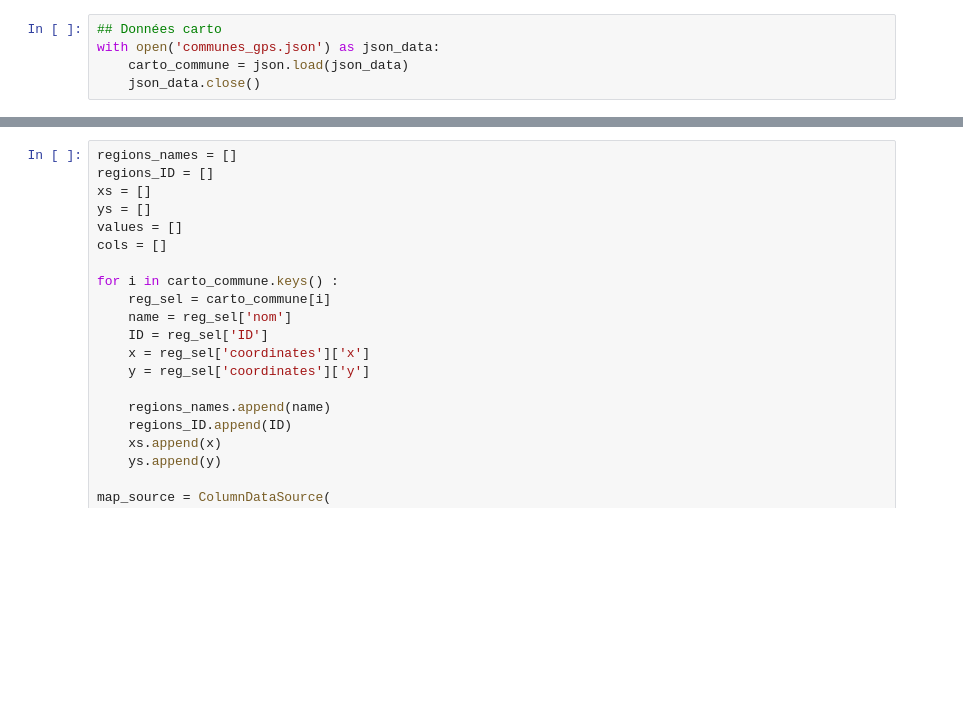
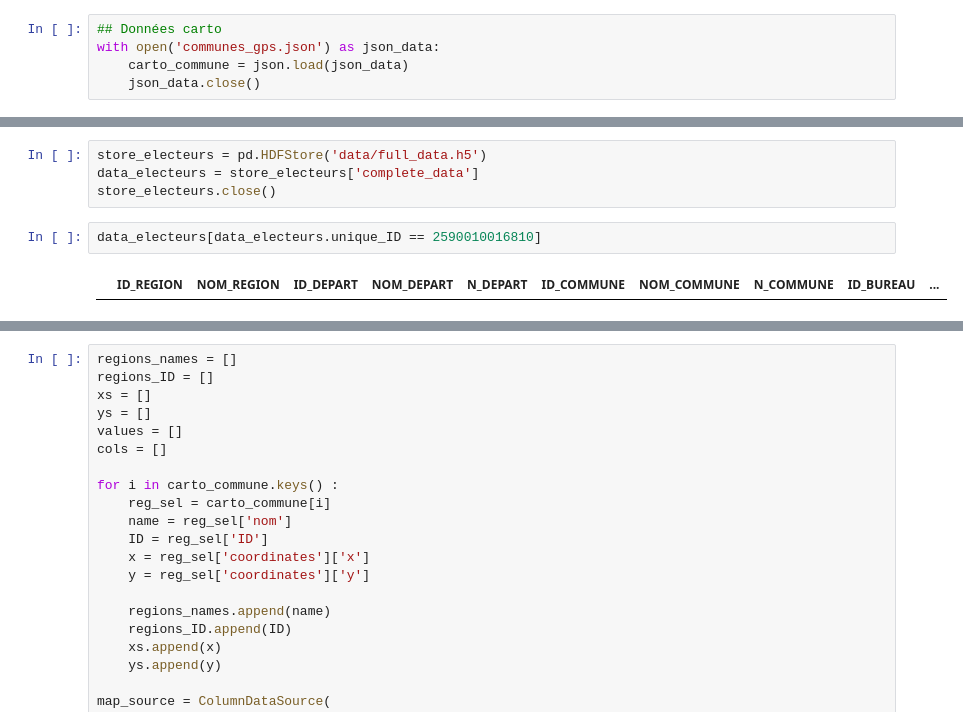
Before and after one commit to grlurton/niger_election, a Jupyter notebook: Communes Mapping.ipynb, the cells around one changed output, grey strips where cells are left out. Drawn from its saved outputs; the diff is of its cells as text; blank space fills up the shorter version.

```diff
--- a/Communes Mapping.ipynb
+++ b/Communes Mapping.ipynb
@@ -18,0 +149,8 @@ with open('communes_gps.json') as json_data:
+# %%
+store_electeurs = pd.HDFStore('data/full_data.h5')
+data_electeurs = store_electeurs['complete_data']
+store_electeurs.close()
+# %%
+data_electeurs[data_electeurs.unique_ID == 2590010016810]
+# %% [output]
+|  | ID_REGION | NOM_REGION | ID_DEPART | NOM_DEPART | N_DEPART | ID_COMMUNE | NOM_COMMUNE | N_COMMUNE | ID_BUREAU | ... |
```
Also changed, not shown: parts of 11 cells of this notebook, 1 other file.
